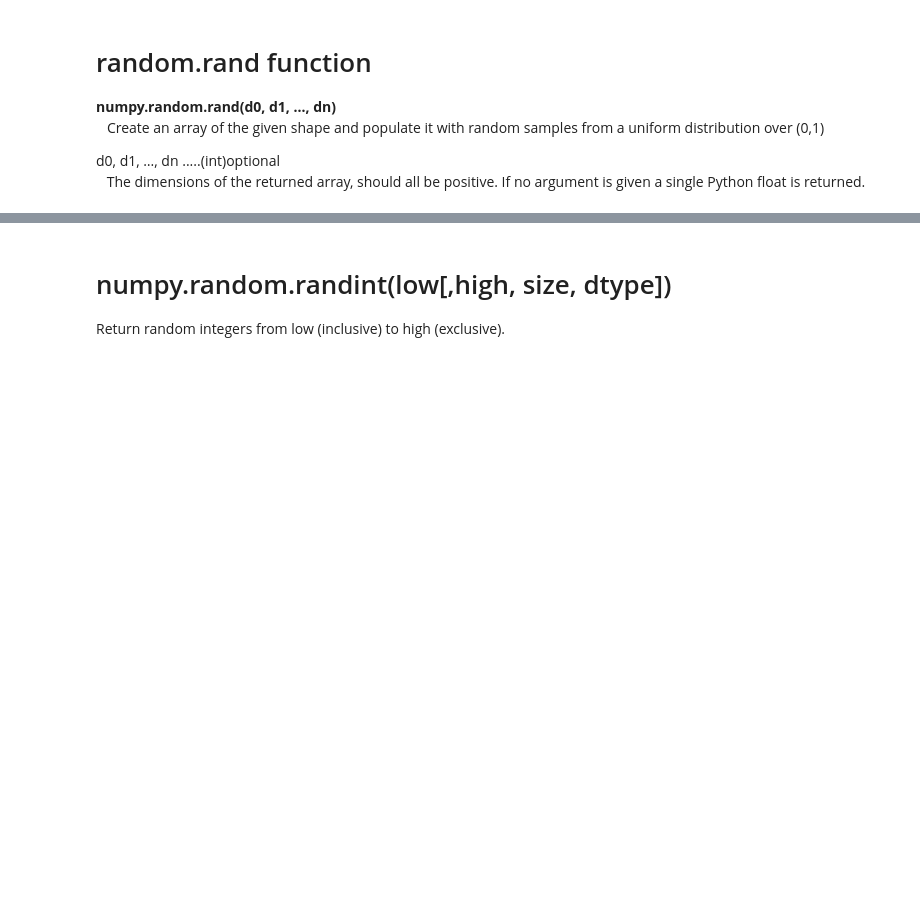
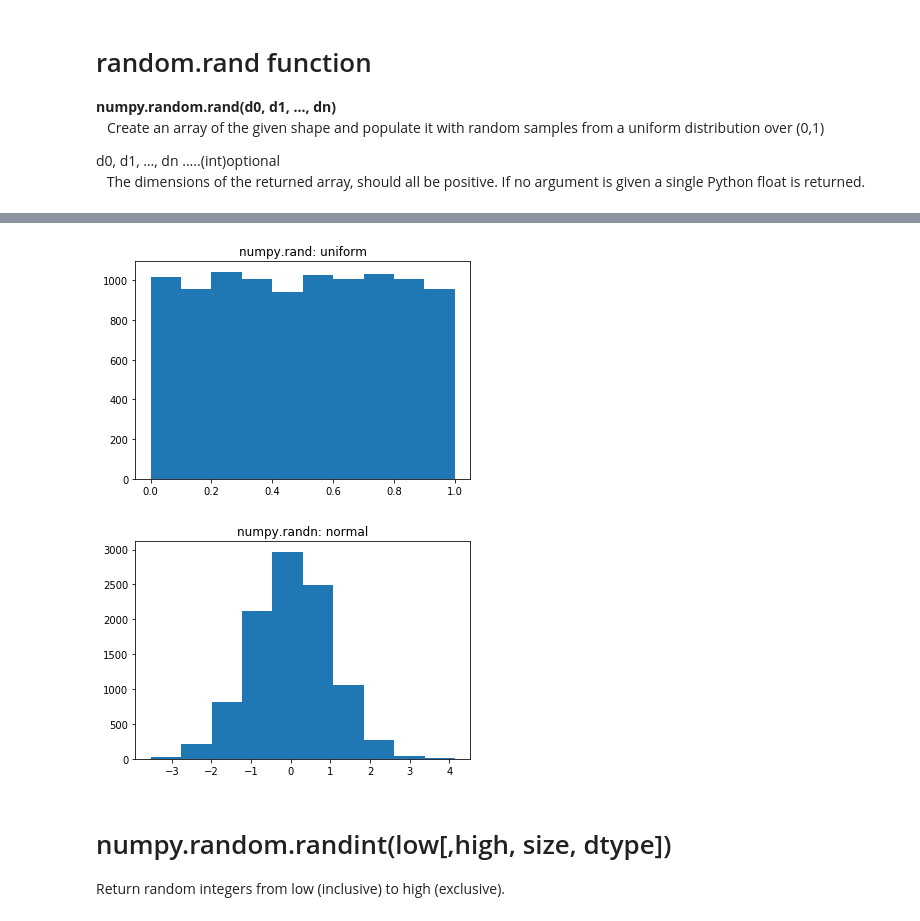
Before and after one commit to Freeha-S/numpy-random, a Jupyter notebook: numpy-random.ipynb, the cells around one changed output, grey strips where cells are left out. Drawn from its saved outputs; the diff is of its cells as text; code cells hidden in the pictures; blank space fills up the shorter version.

```diff
--- a/numpy-random.ipynb
+++ b/numpy-random.ipynb
@@ -41,3 +69,22 @@ array([[[0.319913  , 0.88748943, 0.89713012, 0.64905114],
+# %%
+#import matplotlib.pyplot
+import matplotlib.pyplot as plt
+
+# to see the difference between rand (uniform distribution) and randn (normal distribution)
+sample_size = 10000
+uniform = np.random.rand(sample_size)
+normal = np.random.randn(sample_size)
+
+pdf, bins, patches = plt.hist(uniform)
+plt.title('numpy.rand: uniform')
+plt.show()
+
+pdf, bins, patches = plt.hist(normal)
+plt.title('numpy.randn: normal')
+plt.show()
+# %% [output]
+[figure, added]
+[figure, added]
 # %% [markdown]
 # numpy.random.randint(low[,high, size, dtype])
 Return random integers from low (inclusive) to high (exclusive).
```
Also changed, not shown: parts of 37 cells of this notebook.
